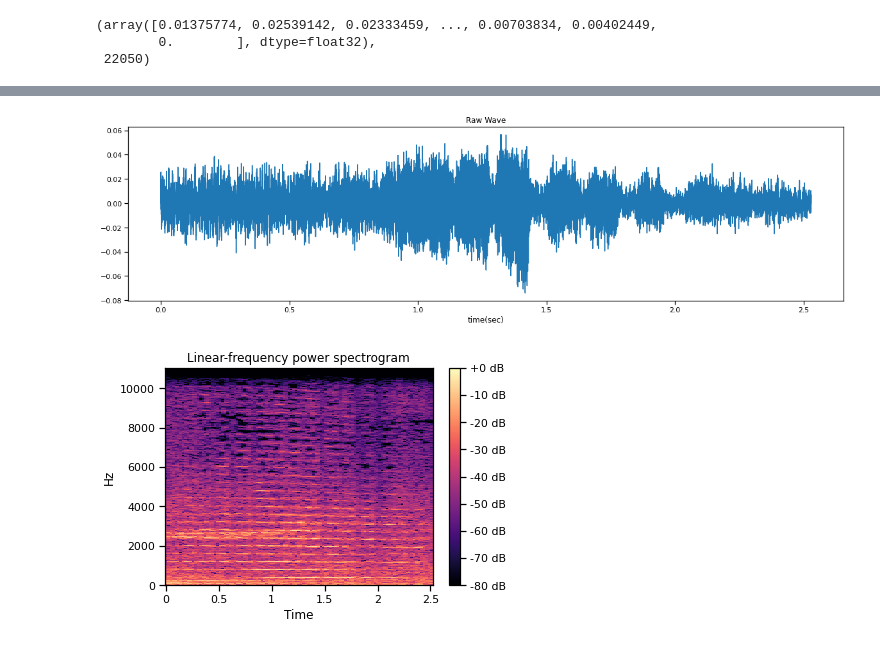
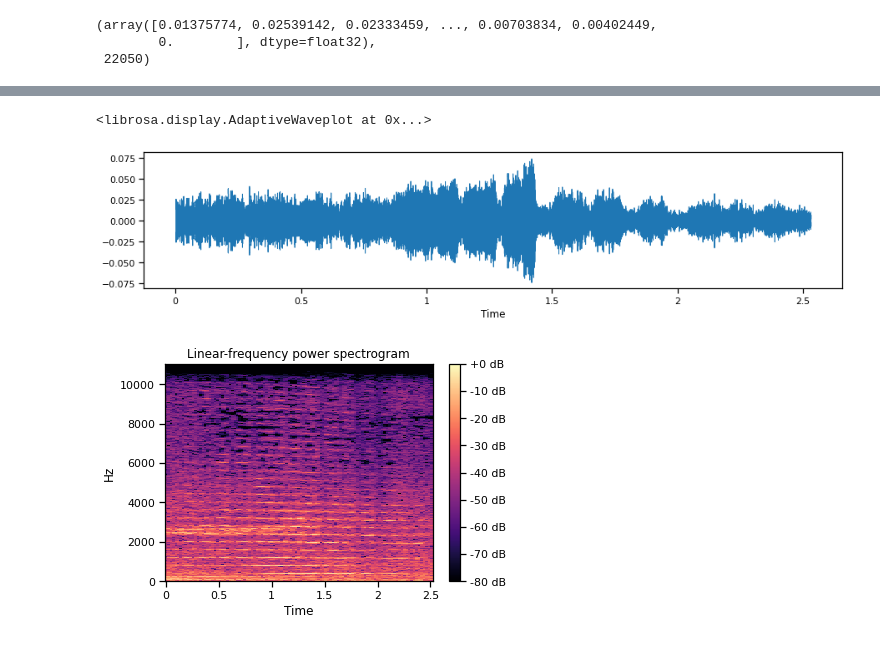
Before and after one commit to axelth/hasp, a Jupyter notebook: notebooks/shige-github_849_augmentation.ipynb, the cells around one changed output, grey strips where cells are left out. Drawn from its saved outputs; the diff is of its cells as text; code cells hidden in the pictures.

```diff
--- a/notebooks/shige-github_849_augmentation.ipynb
+++ b/notebooks/shige-github_849_augmentation.ipynb
@@ -94,14 +94,11 @@ y, sr
 Audio(data=y, rate=sr)
 # %% [output]
 [interactive output not drawn]
-# %%
-# Display audio file
-plt.figure(figsize=(20, 5))
-x_data = np.arange(0, len(y)) / sr
-plt.plot(x_data, y)
-plt.xlabel("time(sec)")
-plt.title("Raw Wave")
-plt.show()
-# %% [output]
-[figure, removed]
+# %%
+# Display audio file
+plt.figure(figsize=(15,3))
+librosa.display.waveshow(y, sr=sr)
+# %% [output]
+<librosa.display.AdaptiveWaveplot at 0x...>
+[figure, added]
 # %%
```
Also changed, not shown: parts of 30 cells of this notebook.
